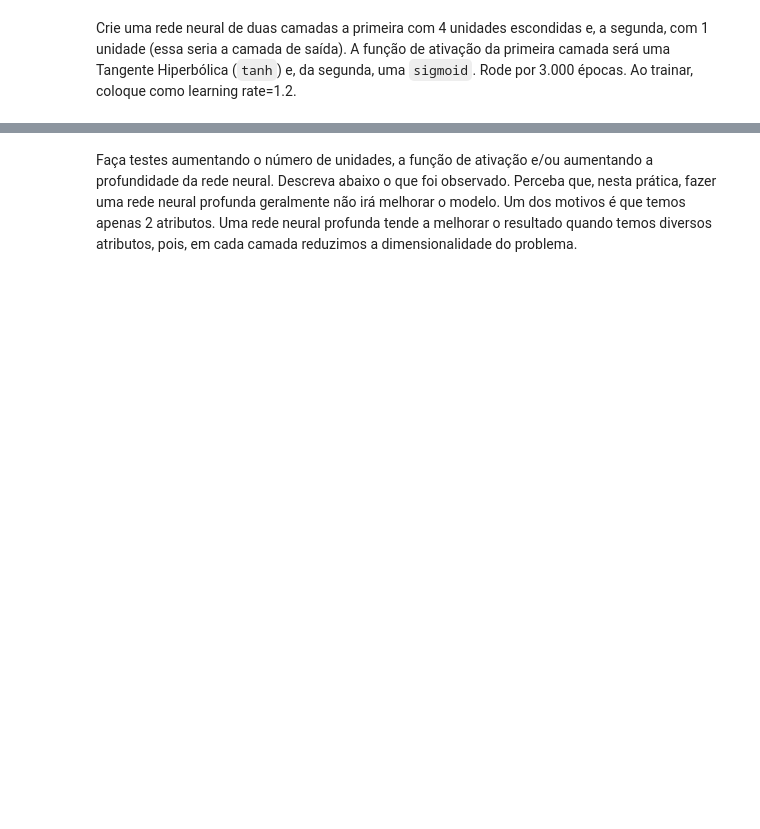
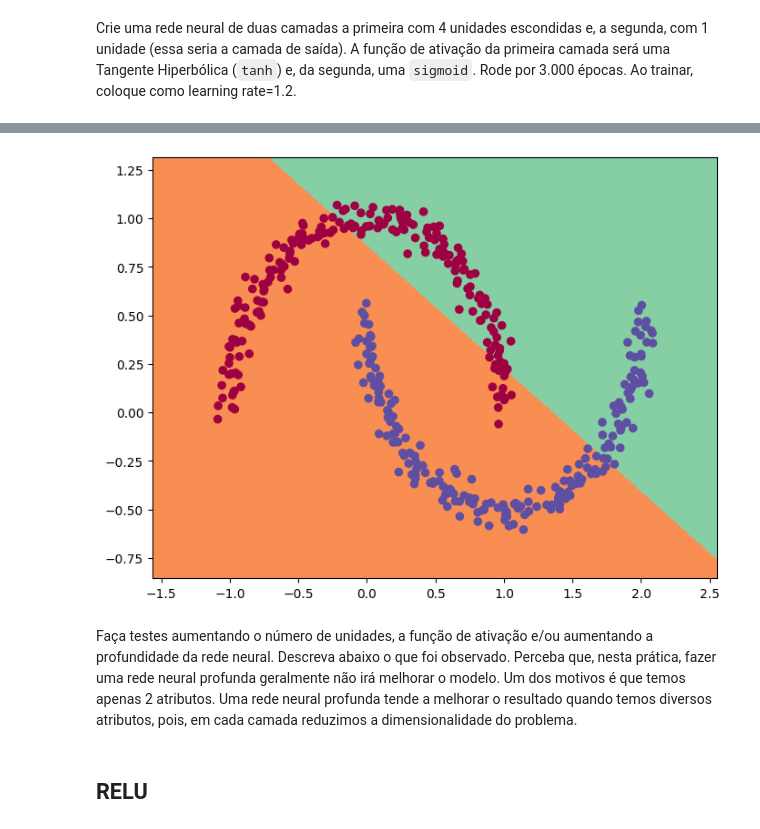
Before and after one commit to Pablo321123/AM-DeepLearning, a Jupyter notebook: Rede Neural Profunda.ipynb, the cells around one changed output, grey strips where cells are left out. Saved outputs shown, nothing was run; the diff lists cells and outputs as text; code cells hidden in the pictures; blank space fills up the shorter version.

```diff
--- a/Rede Neural Profunda.ipynb
+++ b/Rede Neural Profunda.ipynb
@@ -391,0 +390,7 @@ dnn.fit(None)
+# %%
+dnn = RedeNeural(
+    arr_qtd_un_por_camada=[4, 1],
+    arr_func_a_por_camada=[tanh, sigmoid],
+    num_iteracoes=3000,
+)
+dnn.fit(mat_x=mat_x1, arr_y=arr_y1, learning_rate=1.2)
@@ -392,4 +415,8 @@ dnn.fit(None)
 # %%
-plot_decision_boundary(dnn,mat_x,arr_y)
+plot_decision_boundary(dnn, mat_x1, arr_y1)
+# %% [output]
+[figure, added]
 # %% [markdown]
 Faça testes aumentando o número de unidades, a função de ativação e/ou aumentando a profundidade da rede neural. Descreva abaixo o que foi observado. Perceba que, nesta prática, fazer uma rede neural profunda geralmente não irá melhorar o modelo. Um dos motivos é que temos apenas 2 atributos. Uma rede neural profunda tende a melhorar o resultado quando temos diversos atributos, pois, em cada camada reduzimos a dimensionalidade do problema.
+# %% [markdown]
+## RELU ##
```
Also changed, not shown: parts of 23 cells of this notebook, 1 other file.
